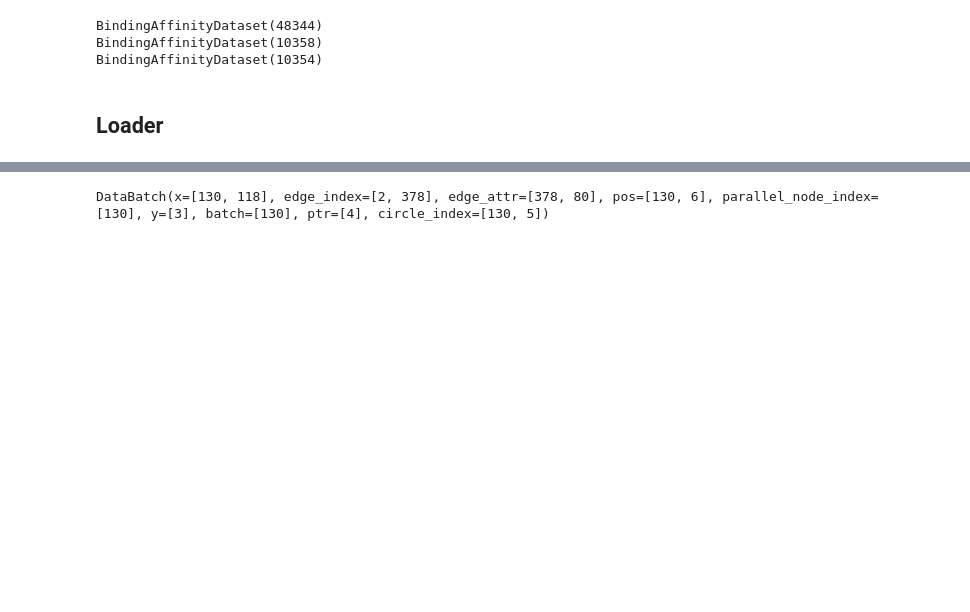
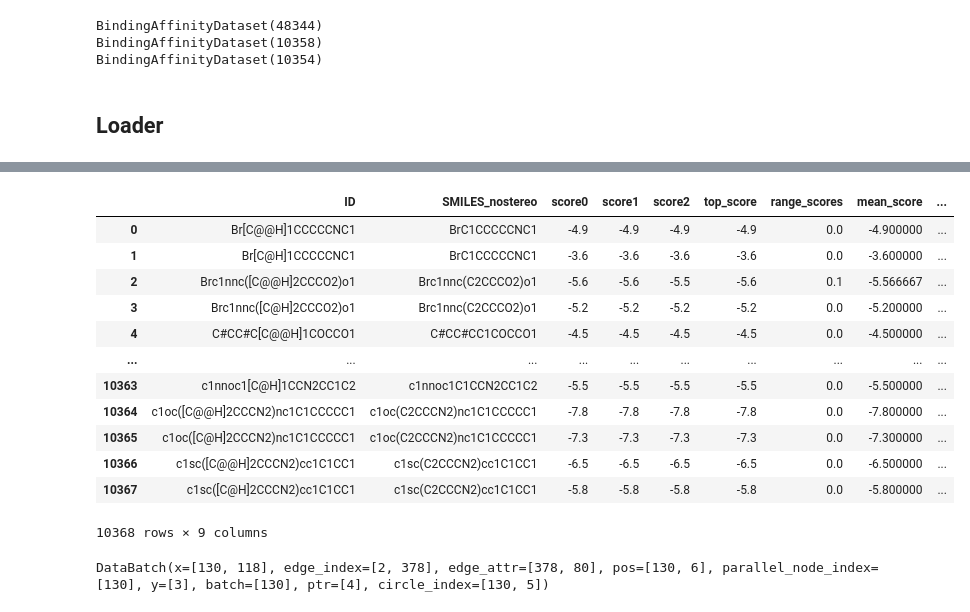
Before and after one commit to JellyJoe13/Masterthesis_PTIGNN, a Jupyter notebook: notebooks/dev/datasets.ipynb, the cells around one changed output, grey strips where cells are left out. Drawn from its saved outputs; the diff is of its cells as text; code cells hidden in the pictures; blank space fills up the shorter version.

```diff
--- a/notebooks/dev/datasets.ipynb
+++ b/notebooks/dev/datasets.ipynb
@@ -85,3 +105,19 @@ loader = UniversalLoader(dataset=ba1, n_neighbors_in_circle=3, batch_size=3)
+# %%
+loader.dataset.dataframe
+# %% [output]
+|  | ID | SMILES_nostereo | score0 | score1 | score2 | top_score | range_scores | mean_score | ... |
+| 0 | Br[C@@H]1CCCCCNC1 | BrC1CCCCCNC1 | -4.9 | -4.9 | -4.9 | -4.9 | 0.0 | -4.900000 | ... |
+| 1 | Br[C@H]1CCCCCNC1 | BrC1CCCCCNC1 | -3.6 | -3.6 | -3.6 | -3.6 | 0.0 | -3.600000 | ... |
+| 2 | Brc1nnc([C@@H]2CCCO2)o1 | Brc1nnc(C2CCCO2)o1 | -5.6 | -5.6 | -5.5 | -5.6 | 0.1 | -5.566667 | ... |
+| 3 | Brc1nnc([C@H]2CCCO2)o1 | Brc1nnc(C2CCCO2)o1 | -5.2 | -5.2 | -5.2 | -5.2 | 0.0 | -5.200000 | ... |
+| 4 | C#CC#C[C@@H]1COCCO1 | C#CC#CC1COCCO1 | -4.5 | -4.5 | -4.5 | -4.5 | 0.0 | -4.500000 | ... |
+| ... | ... | ... | ... | ... | ... | ... | ... | ... | ... |
+| 10363 | c1nnoc1[C@H]1CCN2CC1C2 | c1nnoc1C1CCN2CC1C2 | -5.5 | -5.5 | -5.5 | -5.5 | 0.0 | -5.500000 | ... |
+| 10364 | c1oc([C@@H]2CCCN2)nc1C1CCCCC1 | c1oc(C2CCCN2)nc1C1CCCCC1 | -7.8 | -7.8 | -7.8 | -7.8 | 0.0 | -7.800000 | ... |
+| 10365 | c1oc([C@H]2CCCN2)nc1C1CCCCC1 | c1oc(C2CCCN2)nc1C1CCCCC1 | -7.3 | -7.3 | -7.3 | -7.3 | 0.0 | -7.300000 | ... |
+| 10366 | c1sc([C@@H]2CCCN2)cc1C1CC1 | c1sc(C2CCCN2)cc1C1CC1 | -6.5 | -6.5 | -6.5 | -6.5 | 0.0 | -6.500000 | ... |
+| 10367 | c1sc([C@H]2CCCN2)cc1C1CC1 | c1sc(C2CCCN2)cc1C1CC1 | -5.8 | -5.8 | -5.8 | -5.8 | 0.0 | -5.800000 | ... |
+10368 rows × 9 columns
 # %%
 for batch in loader:
     print(batch)
```
Also changed, not shown: parts of 1 cell of this notebook, 6 other files.
